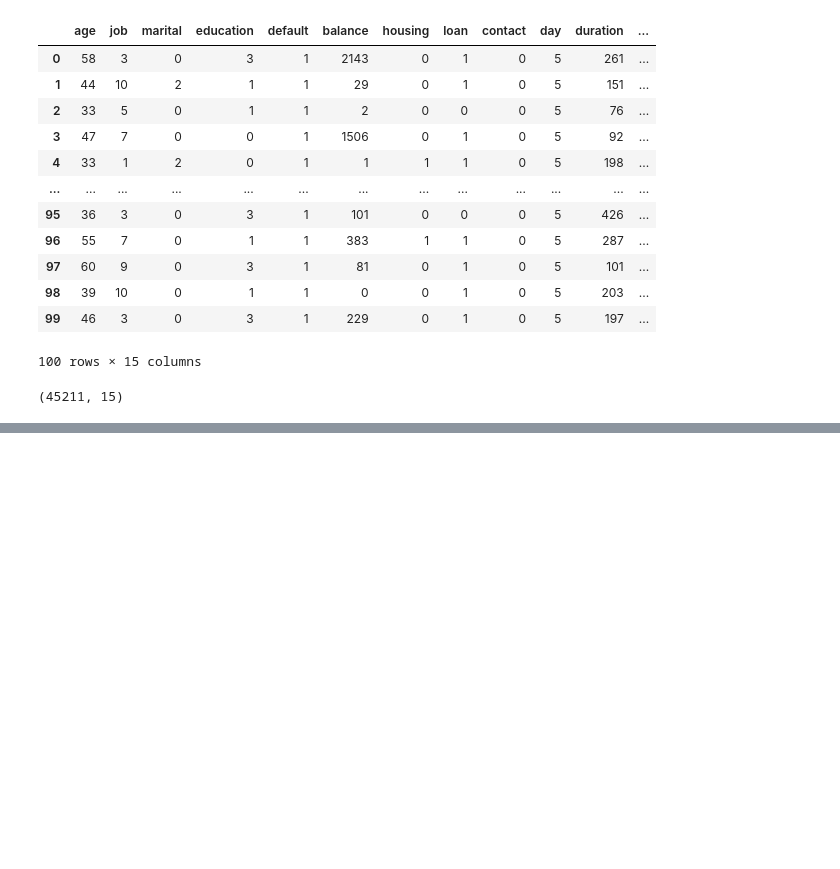
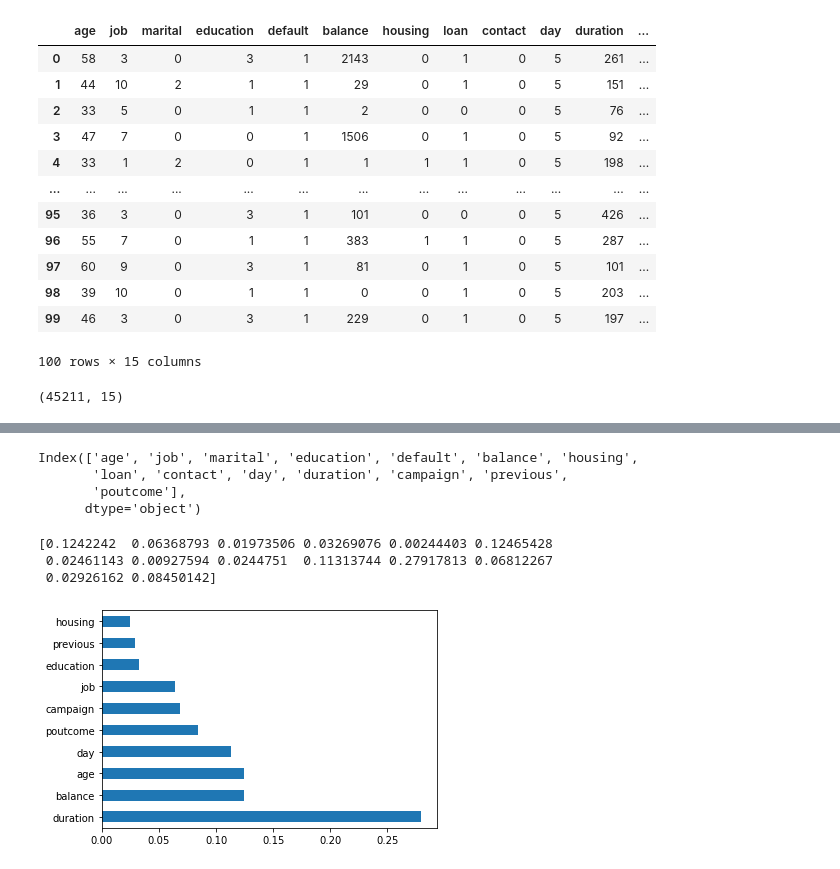
Before and after one commit to ahirrao098/Logistics_Regression, a Jupyter notebook: Logistics_regression_A_bank.ipynb, the cells around one changed output, grey strips where cells are left out. Saved outputs shown, nothing was run; the diff lists cells and outputs as text; code cells hidden in the pictures; blank space fills up the shorter version.

```diff
--- a/Logistics_regression_A_bank.ipynb
+++ b/Logistics_regression_A_bank.ipynb
@@ -24,7 +24,7 @@ bankdata.head(15)
 # %% [markdown]
 # data cleaning or wrangling
 # %%
-bankdata.job.replace(('admin.','unknown','uemployed','management','housemaid','entrepreneur','student','blue-collar','self-employed','retired','technician','services'),(0,1,2,3,4,5,6,7,8,9,10,11),inplace=True)
+bankdata.job.replace(('admin.','unknown','unemployed','management','housemaid','entrepreneur','student','blue-collar','self-employed','retired','technician','services'),(0,1,2,3,4,5,6,7,8,9,10,11),inplace=True)
 # %%
 bankdata.marital.replace(("married","divorced","single"),(0,1,2),inplace=True)
 # %%
@@ -114,9 +114,9 @@ memory usage: 5.5+ MB
 # %%
 from sklearn.linear_model import LogisticRegression
 # %%
-DF=pd.DataFrame(df)
-x1=df.iloc[:,0:14]
-y=df.iloc[:,14]
+DF=pd.DataFrame(bankdata)
+x1=bankdata.iloc[:,0:14]
+y=bankdata.iloc[:,14]
 
 DF.head()
 # %% [output]
@@ -123,0 +129,25 @@ NameError: name 'df' is not defined
+# %%
+columns=x1.columns
+columns
+# %% [output]
+Index(['age', 'job', 'marital', 'education', 'default', 'balance', 'housing',
+       'loan', 'contact', 'day', 'duration', 'campaign', 'previous',
+       'poutcome'],
+      dtype='object')
+# %%
+# feature Selection
+
+from sklearn.ensemble import ExtraTreesClassifier
+import matplotlib.pyplot as plt
+model = ExtraTreesClassifier()
+model.fit(x1,y)
+print(model.feature_importances_) #use inbuilt class feature_importances of tree based classifiers
+#plot graph of feature importances for better visualization
+feat_importances = pd.Series(model.feature_importances_, index=columns)
+feat_importances.nlargest(10).plot(kind='barh')
+plt.show()
+# %% [output]
+[0.1242242  0.06368793 0.01973506 0.03269076 0.00244403 0.12465428
+ 0.02461143 0.00927594 0.0244751  0.11313744 0.27917813 0.06812267
+ 0.02926162 0.08450142]
+[figure, added]
```
Also changed, not shown: parts of 13 cells of this notebook.
